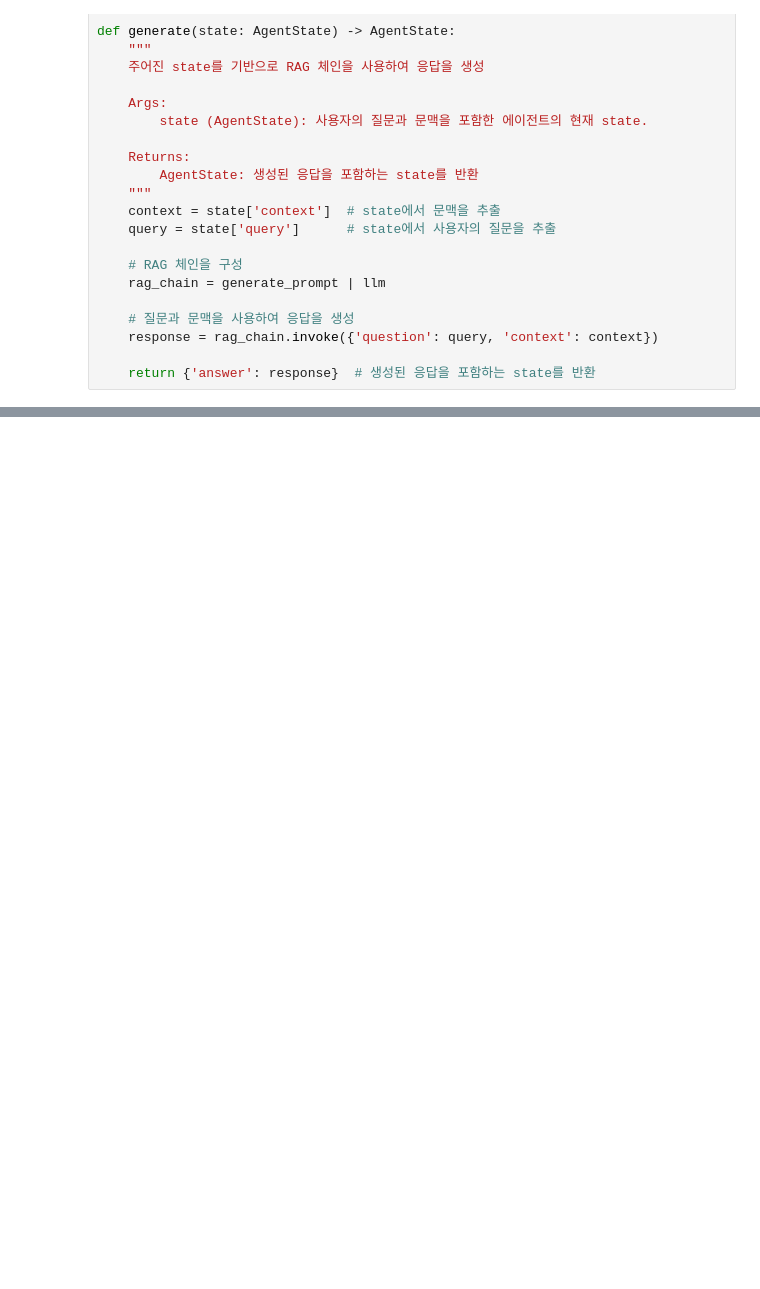
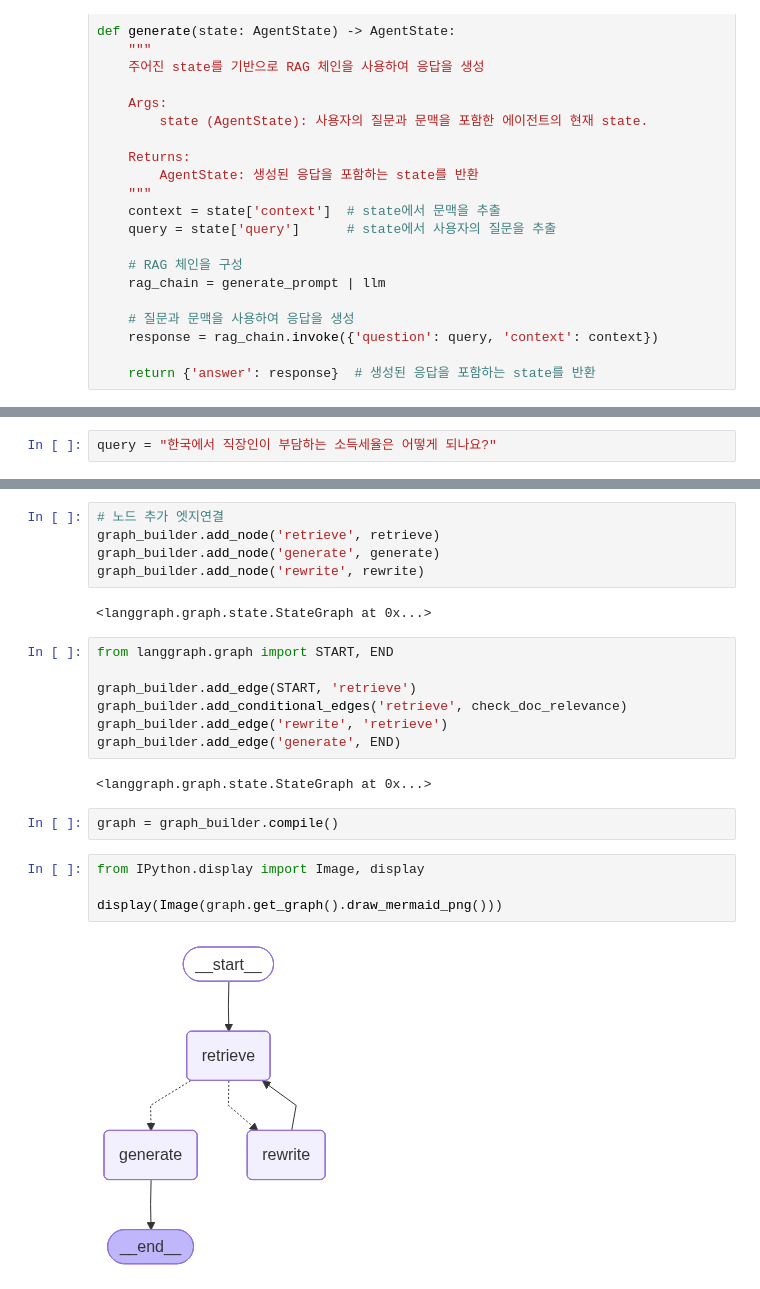
Before and after one commit to MayHyeyeonKim/MayLangChainLangGraphMCP, a Jupyter notebook: 3_AgenticRAG.ipynb, the cells around one changed output, grey strips where cells are left out. Cells and saved outputs as stored; diff of their text form; blank space fills up the shorter version.

Commit message:
rewrite

```diff
--- a/3_AgenticRAG.ipynb
+++ b/3_AgenticRAG.ipynb
@@ -103,3 +114,5 @@ def check_doc_relevance(state: AgentState) -> Literal['generate', 'rewrite']:
         return 'generate'
 
     return 'rewrite'
+# %%
+query = "한국에서 직장인이 부담하는 소득세율은 어떻게 되나요?"
@@ -105,0 +158,24 @@ def check_doc_relevance(state: AgentState) -> Literal['generate', 'rewrite']:
+# %%
+# 노드 추가 엣지연결
+graph_builder.add_node('retrieve', retrieve)
+graph_builder.add_node('generate', generate)
+graph_builder.add_node('rewrite', rewrite)
+# %% [output]
+<langgraph.graph.state.StateGraph at 0x...>
+# %%
+from langgraph.graph import START, END
+
+graph_builder.add_edge(START, 'retrieve')
+graph_builder.add_conditional_edges('retrieve', check_doc_relevance)
+graph_builder.add_edge('rewrite', 'retrieve')
+graph_builder.add_edge('generate', END)
+# %% [output]
+<langgraph.graph.state.StateGraph at 0x...>
+# %%
+graph = graph_builder.compile()
+# %%
+from IPython.display import Image, display
+
+display(Image(graph.get_graph().draw_mermaid_png()))
+# %% [output]
+[figure, added]
```
Also changed, not shown: parts of 3 cells of this notebook, 1 other file.
